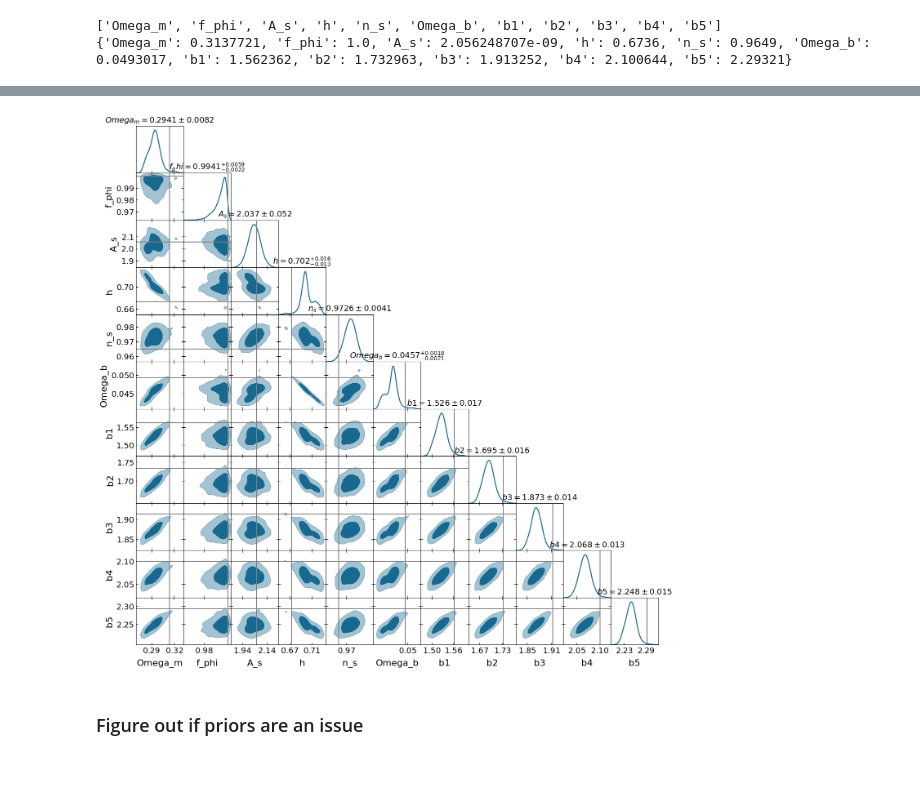
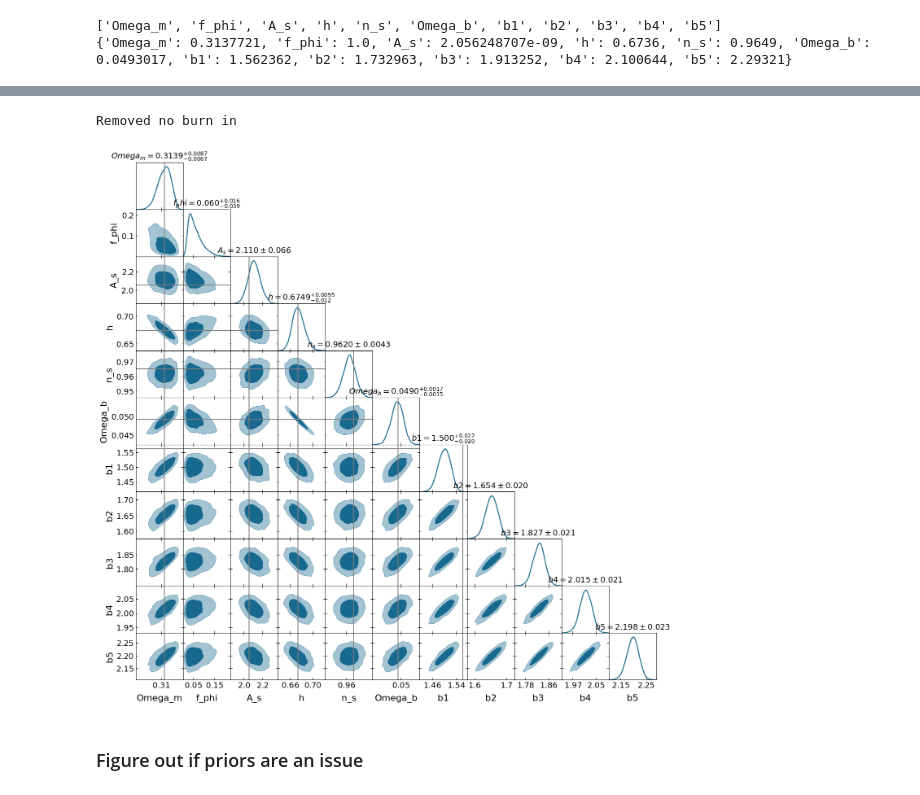
Before and after one commit to CarolaZano/CubicGalileon_Forecasts, a Jupyter notebook: Read_emcee_progress-Nbody.ipynb, the cells around one changed output, grey strips where cells are left out. Saved outputs shown, nothing was run; the diff lists cells and outputs as text; code cells hidden in the pictures.

```diff
--- a/Read_emcee_progress-Nbody.ipynb
+++ b/Read_emcee_progress-Nbody.ipynb
@@ -63,7 +63,7 @@ fiducials = [cosmo_universe["Omega_m"], f_phi_universe, cosmo_universe["A_s"]*1e
          Bias_distribution_fiducial[2],Bias_distribution_fiducial[3],\
          Bias_distribution_fiducial[4]]
 # %%
-chain_name_list = ["chain_mcmc_cG_3x2pt_LSSTY1_validation_Nbody_ell1500_k0p2.txt"]
+chain_name_list = ["chain_mcmc_cG_3x2pt_LSSTY1_emulator_cosmo_ecosmog_fphi0p5_ell1500_k0p2.txt"]
 samples = []
 for chain_name in chain_name_list:
     # load the chain, skipping the header lines that start with '#'
@@ -104,4 +104,5 @@ Removed no burn in
+Removed no burn in
-[figure, old version]
+[figure, new version]
 # %% [markdown]
 ### Figure out if priors are an issue
 # %%
```
Also changed, not shown: parts of 1 cell of this notebook, 3 other files.
